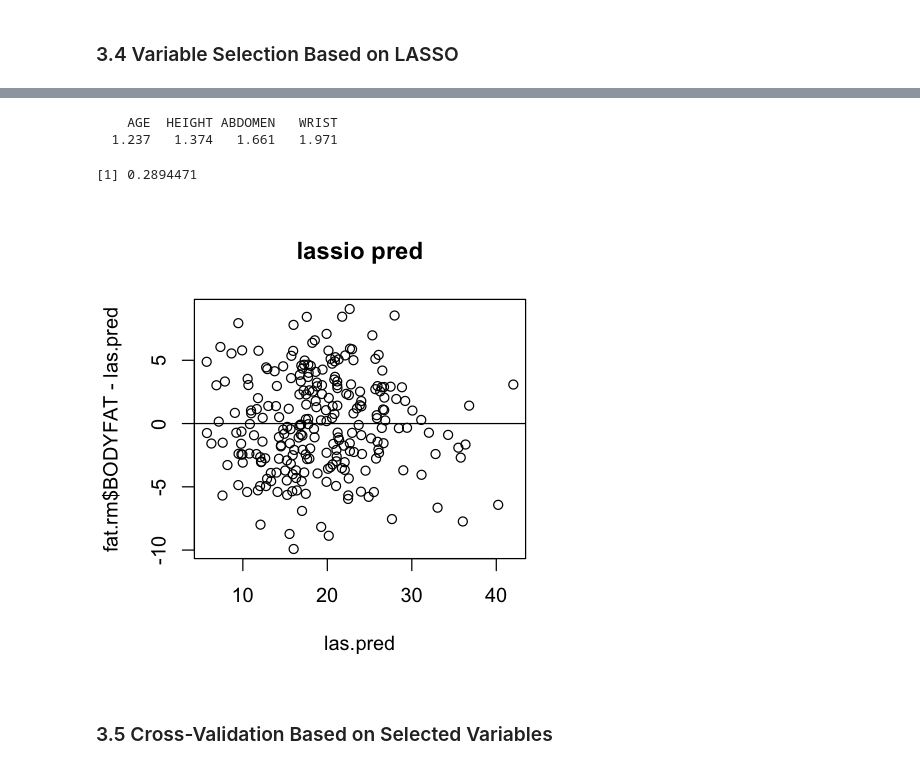
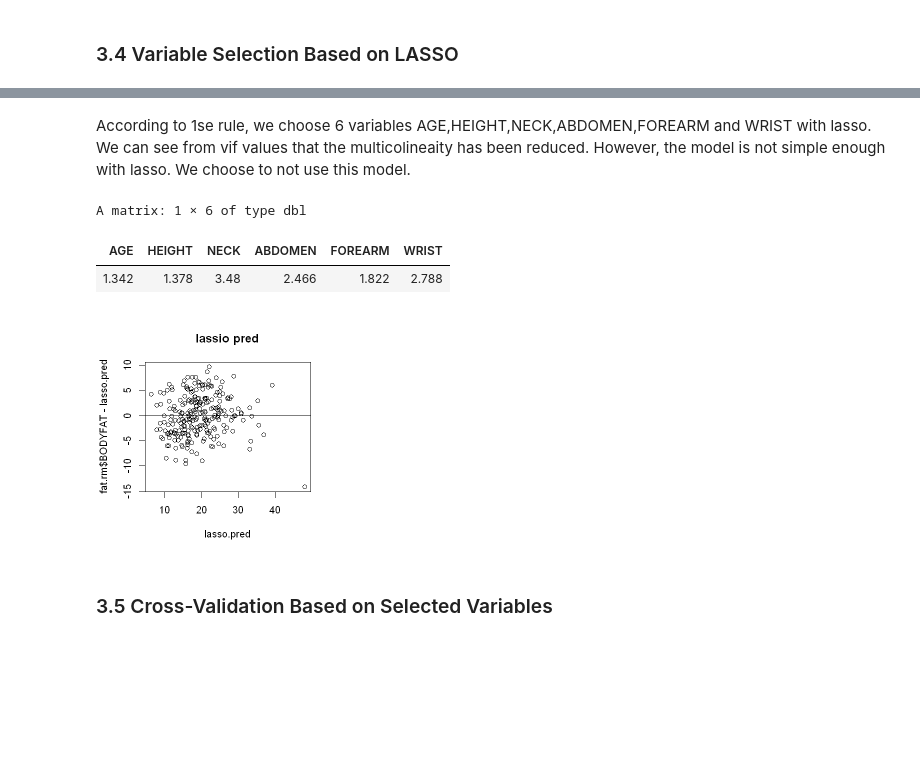
Before and after one commit to RitaWu98/STAT628-Module2, a Jupyter notebook: code/variable selection.ipynb, the cells around one changed output, grey strips where cells are left out. Drawn from its saved outputs; the diff is of its cells as text; code cells hidden in the pictures; blank space fills up the shorter version.

Commit message:
change the markdown of lasso

```diff
--- a/code/variable selection.ipynb
+++ b/code/variable selection.ipynb
@@ -219,5 +232,5 @@ Factors in Final Model
 # %%
 options(repr.plot.width=4, repr.plot.height=4)
-cv.fit=cv.glmnet(as.matrix(fat.rm[-1]),fat.rm$BODYFAT)
-plot(cv.fit)
+lasso=cv.glmnet(as.matrix(fat.rm[-1]),fat.rm$BODYFAT)
+plot(lasso)
 # %% [output]
@@ -301,18 +292,16 @@ WRIST       -0.950
+# %% [markdown]
+According to 1se rule, we choose 6 variables AGE,HEIGHT,NECK,ABDOMEN,FOREARM and WRIST with lasso. We can see from vif values that the multicolineaity has been reduced. However, the model is not simple enough with lasso. We choose to not use this model.
 # %%
-round(vif(lm(BODYFAT~AGE+HEIGHT+ABDOMEN+WRIST,data=fat.rm)),3)
+rbind(round(vif(lm(BODYFAT~AGE+HEIGHT+NECK+ABDOMEN+FOREARM+WRIST,data=fat.rm)),3))
 # %% [output]
-    AGE  HEIGHT ABDOMEN   WRIST
-  1.237   1.374   1.661   1.971
+A matrix: 1 × 6 of type dbl
+| AGE | HEIGHT | NECK | ABDOMEN | FOREARM | WRIST |
+| 1.342 | 1.378 | 3.48 | 2.466 | 1.822 | 2.788 |
-# %%
-cv.fit$lambda.1se
-# %% [output]
-[1] 0.2894471
 # %%
-las.pred=predict(las, s ="lambda.1se", newx = as.matrix(fat.rm[-1]))
-plot(las.pred,fat.rm$BODYFAT-las.pred,main="lassio pred");abline(h=0)
-las.res=fat.rm$BODYFAT-las.pred
+lasso.pred=predict(lasso, s ="lambda.1se", newx = as.matrix(fat.rm[-1]))
+plot(lasso.pred,fat.rm$BODYFAT-lasso.pred,main="lassio pred");abline(h=0)
 # %% [output]
-[figure, old version]
+[figure, new version]
 # %% [markdown]
 ### 3.5 Cross-Validation Based on Selected Variables
 # %% [markdown]
```
Also changed, not shown: parts of 18 cells of this notebook.
